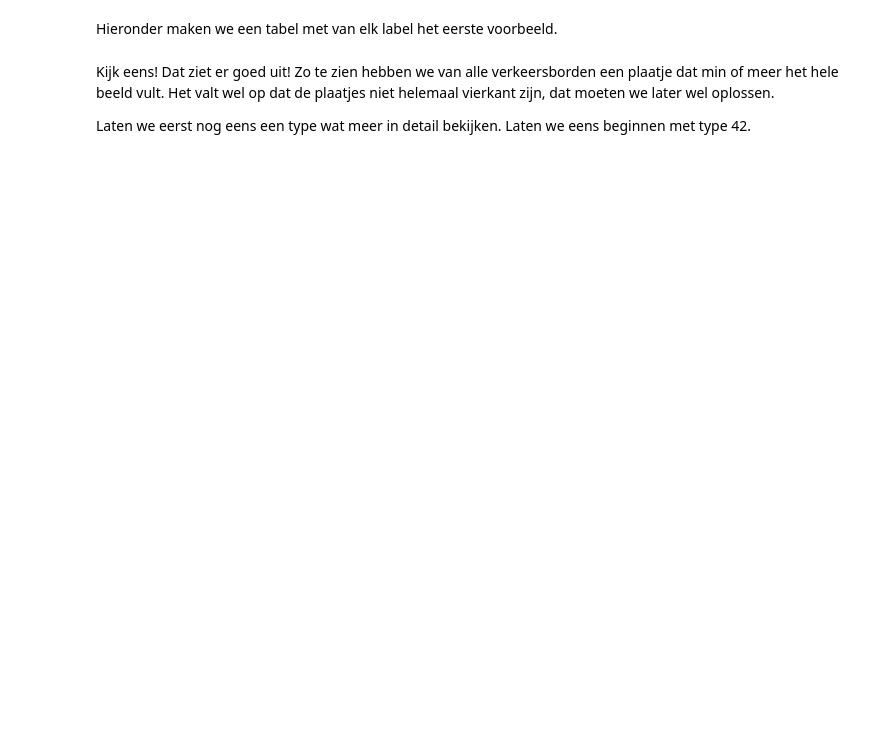
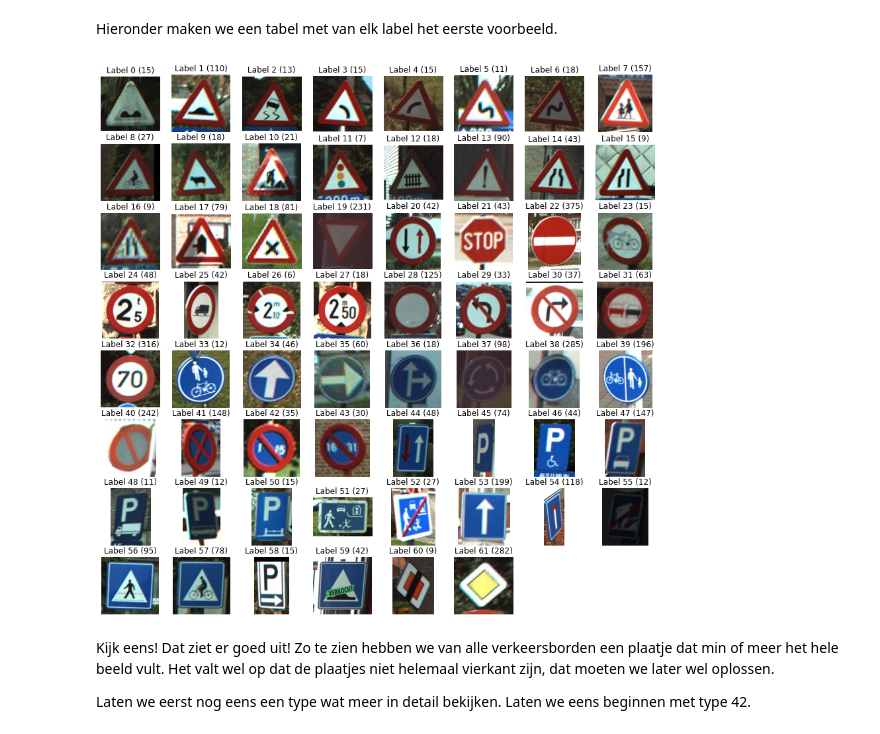
Before and after one commit to rwsdatalab/verkeersborden, a Jupyter notebook: notebooks/deel_1_Verkeersborden_classificeren.ipynb, the cells around one changed output. Saved outputs shown, nothing was run; the diff lists cells and outputs as text; code cells hidden in the pictures; blank space fills up the shorter version.

```diff
--- a/notebooks/deel_1_Verkeersborden_classificeren.ipynb
+++ b/notebooks/deel_1_Verkeersborden_classificeren.ipynb
@@ -113,20 +126,22 @@ Hieronder maken we een tabel met van elk label het eerste voorbeeld.
 # %%
 def display_images_and_labels(images, labels):
     """Display the first image of each label."""
     unique_labels = set(labels)
     plt.figure(figsize=(15, 15))
     i = 1
     for label in unique_labels:
         # Pick the first image for each label.
         image = images[labels.index(label)]
         plt.subplot(8, 8, i)  # A grid of 8 rows x 8 columns
         plt.axis('off')
         plt.title("Label {0} ({1})".format(label, labels.count(label)))
         i += 1
-        _ = plt.imshow(image)
+        _ = plt.imshow(image[..., ::-1])
     plt.show()
 
 display_images_and_labels(images, labels)
+# %% [output]
+[figure, added]
 # %% [markdown]
 Kijk eens! Dat ziet er goed uit! Zo te zien hebben we van alle verkeersborden een plaatje dat min of meer het hele beeld vult. Het valt wel op dat de plaatjes niet helemaal vierkant zijn, dat moeten we later wel oplossen.
 
```
Also changed, not shown: parts of 22 cells of this notebook.
